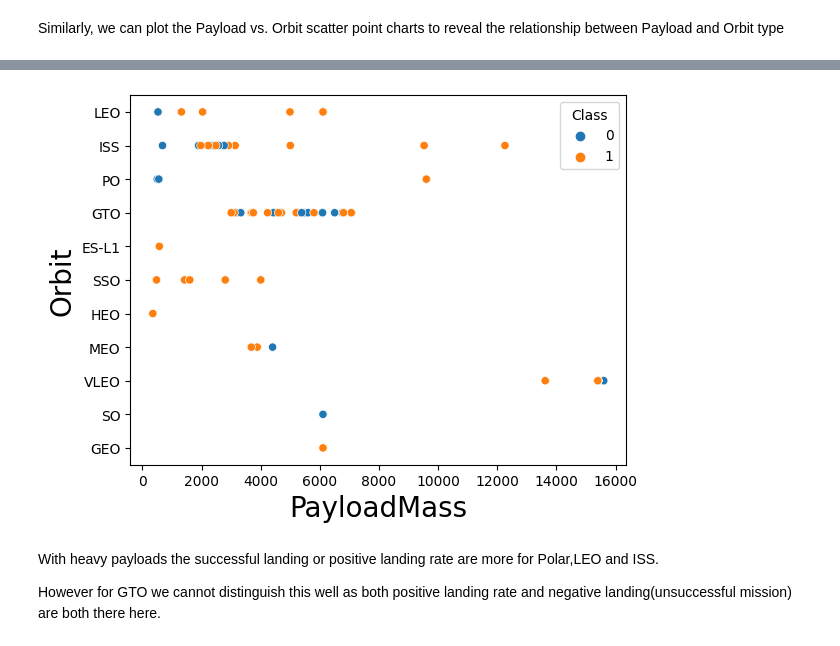
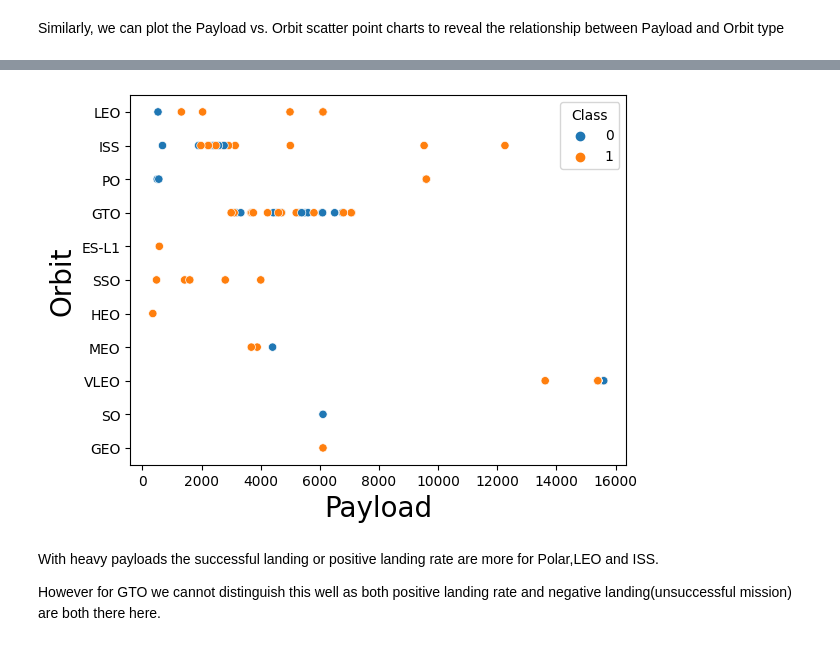
Before and after one commit to Hasansarwer/Applied-Data-Science-Capstone, a Jupyter notebook: jupyter-labs-eda-dataviz.ipynb, the cells around one changed output, grey strips where cells are left out. Cells and saved outputs as stored; diff of their text form; code cells hidden in the pictures.

```diff
--- a/jupyter-labs-eda-dataviz.ipynb
+++ b/jupyter-labs-eda-dataviz.ipynb
@@ -146,11 +154,11 @@ Similarly, we can plot the Payload vs. Orbit scatter point charts to reveal the
 # %%
 # Plot a scatter point chart with x axis to be Payload and y axis to be the Orbit, and hue to be the class value
 sns.scatterplot(y="Orbit", x="PayloadMass", hue="Class", data=df)
-plt.xlabel("PayloadMass",fontsize=20)
+plt.xlabel("Payload",fontsize=20)
 plt.ylabel("Orbit",fontsize=20)
 plt.show()
 # %% [output]
-[figure, old version]
+[figure, new version]
 # %% [markdown]
 With heavy payloads the successful landing or positive landing rate are more for Polar,LEO and ISS.
 
```
Also changed, not shown: parts of 4 cells of this notebook, 4 other files.
